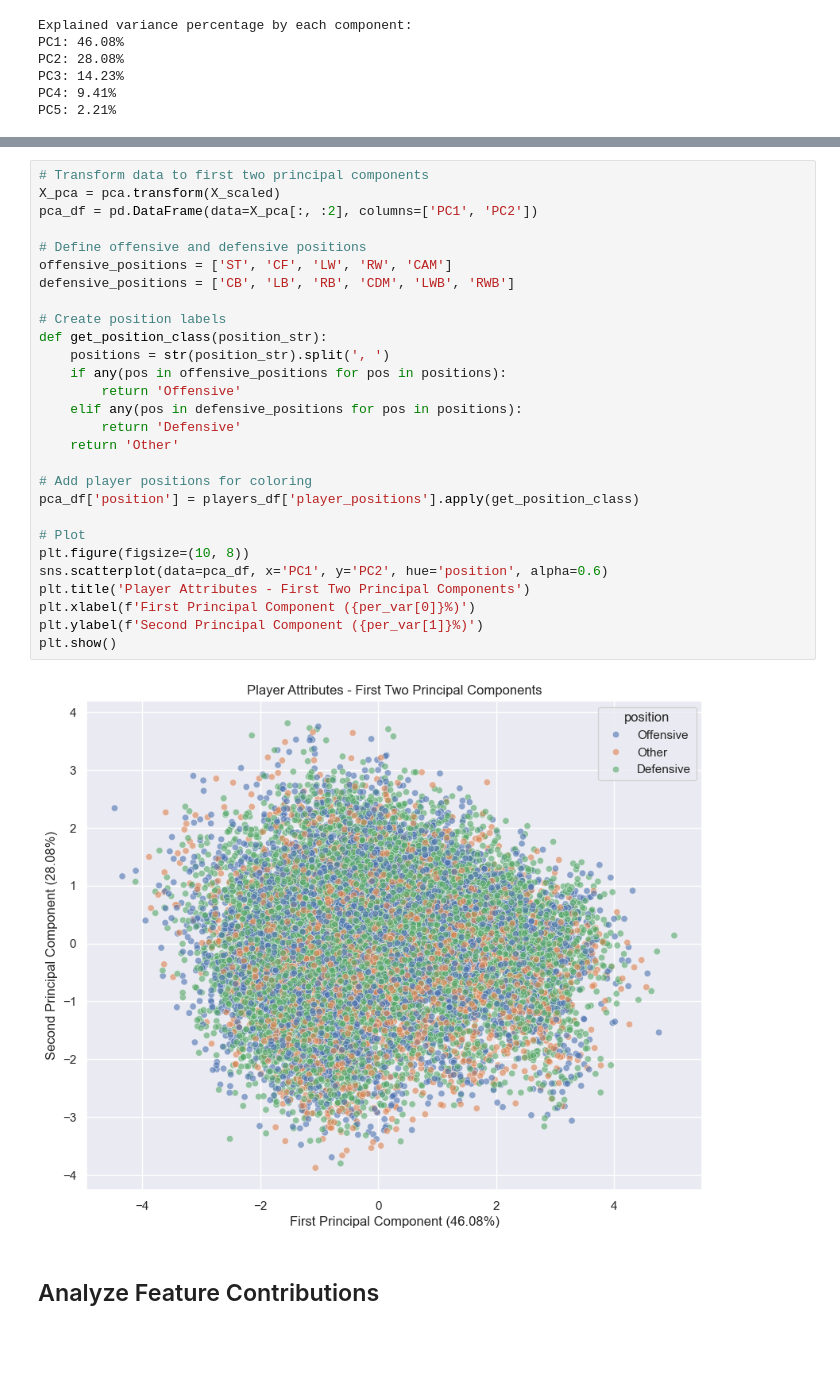
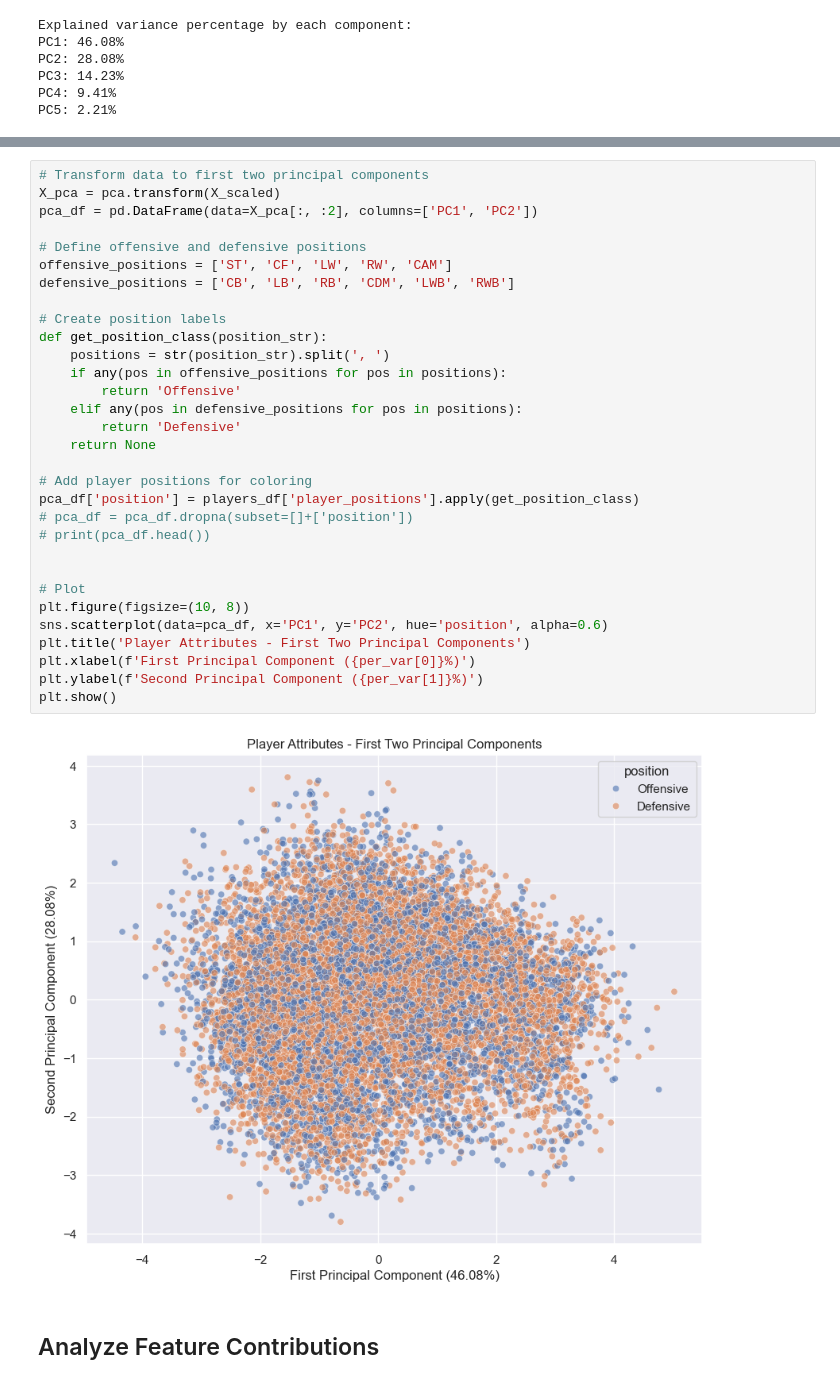
Before and after one commit to moyindavid16/CMOR438-Final-Project-mdo5, a Jupyter notebook: unsupervised_learning/PCA.ipynb, the cells around one changed output, grey strips where cells are left out. Saved outputs shown, nothing was run; the diff lists cells and outputs as text; blank space fills up the shorter version.

```diff
--- a/unsupervised_learning/PCA.ipynb
+++ b/unsupervised_learning/PCA.ipynb
@@ -93,33 +95,36 @@ PC5: 2.21%
 # %%
 # Transform data to first two principal components
 X_pca = pca.transform(X_scaled)
 pca_df = pd.DataFrame(data=X_pca[:, :2], columns=['PC1', 'PC2'])
 
 # Define offensive and defensive positions
 offensive_positions = ['ST', 'CF', 'LW', 'RW', 'CAM']
 defensive_positions = ['CB', 'LB', 'RB', 'CDM', 'LWB', 'RWB']
 
 # Create position labels
 def get_position_class(position_str):
     positions = str(position_str).split(', ')
     if any(pos in offensive_positions for pos in positions):
         return 'Offensive'
     elif any(pos in defensive_positions for pos in positions):
         return 'Defensive'
-    return 'Other'
+    return None
 
 # Add player positions for coloring
 pca_df['position'] = players_df['player_positions'].apply(get_position_class)
+# pca_df = pca_df.dropna(subset=[]+['position'])
+# print(pca_df.head())
+
 
 # Plot
 plt.figure(figsize=(10, 8))
 sns.scatterplot(data=pca_df, x='PC1', y='PC2', hue='position', alpha=0.6)
 plt.title('Player Attributes - First Two Principal Components')
 plt.xlabel(f'First Principal Component ({per_var[0]}%)')
 plt.ylabel(f'Second Principal Component ({per_var[1]}%)')
 plt.show()
 # %% [output]
-[figure, old version]
+[figure, new version]
 # %% [markdown]
 ## Analyze Feature Contributions
 # %%
```
Also changed, not shown: parts of 2 cells of this notebook, 1 other file.
